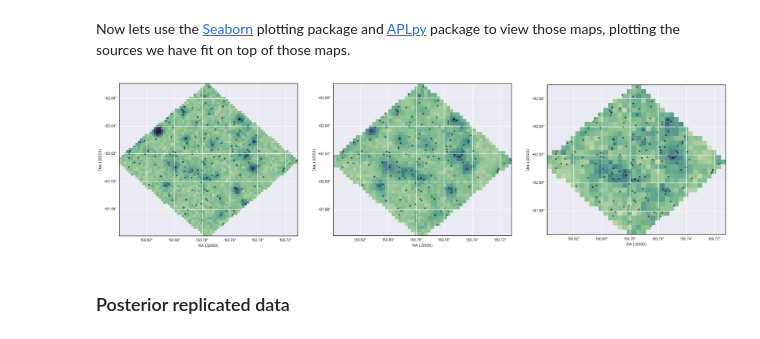
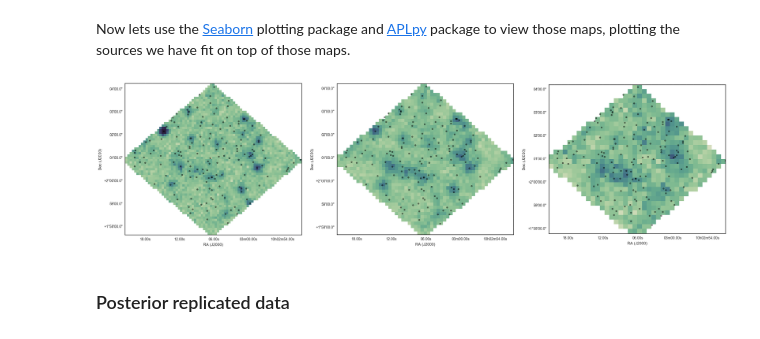
Before and after one commit to raphaelshirley/XID_plus, a Jupyter notebook: notebooks/examples/XID+posterior_analysis_validation.ipynb, the cells around one changed output. Saved outputs shown, nothing was run; the diff lists cells and outputs as text; code cells hidden in the pictures.

```diff
--- a/notebooks/examples/XID+posterior_analysis_validation.ipynb
+++ b/notebooks/examples/XID+posterior_analysis_validation.ipynb
@@ -62,29 +62,31 @@ cmap=sns.cubehelix_palette(8, start=.5, rot=-.75,as_cmap=True)
 vmin=-1.7E1
 vmax=4.446e+01
 # %%
+sns.set_style("whitegrid", {'axes.grid' : False})
+
 import aplpy
 fig = plt.figure(figsize=(30,10))
 real_250 = aplpy.FITSFigure(hdulist_250[1],figure=fig,subplot=(1,3,1))
 real_250.show_colorscale(vmin=vmin,vmax=vmax,cmap=cmap)
 real_250.show_markers(prior250.sra, prior250.sdec, edgecolor='black', facecolor='black',
                 marker='o', s=20, alpha=0.5)
-real_250.tick_labels.set_xformat('dd.dd')
-real_250.tick_labels.set_yformat('dd.dd')
+#real_250.tick_labels.set_xformat('dd.dd')
+#real_250.tick_labels.set_yformat('dd.dd')
 
 real_350 = aplpy.FITSFigure(hdulist_350[1],figure=fig,subplot=(1,3,2))
 real_350.show_colorscale(vmin=vmin,vmax=vmax,cmap=cmap)
 real_350.show_markers(prior250.sra, prior250.sdec, edgecolor='black', facecolor='black',
                 marker='o', s=20, alpha=0.5)
-real_350.tick_labels.set_xformat('dd.dd')
-real_350.tick_labels.set_yformat('dd.dd')
+#real_350.tick_labels.set_xformat('dd.dd')
+#real_350.tick_labels.set_yformat('dd.dd')
 real_500 = aplpy.FITSFigure(hdulist_500[1],figure=fig,subplot=(1,3,3))
 real_500.show_colorscale(vmin=vmin,vmax=vmax,cmap=cmap)
 real_500.show_markers(prior250.sra, prior250.sdec, edgecolor='black', facecolor='black',
                 marker='o', s=20, alpha=0.5)
-real_500.tick_labels.set_xformat('dd.dd')
-real_500.tick_labels.set_yformat('dd.dd')
+#real_500.tick_labels.set_xformat('dd.dd')
+#real_500.tick_labels.set_yformat('dd.dd')
 # %% [output]
-[figure, old version]
+[figure, new version]
 # %% [markdown]
 ### Posterior replicated data
 # %% [markdown]
```
Also changed, not shown: 7 other files.
